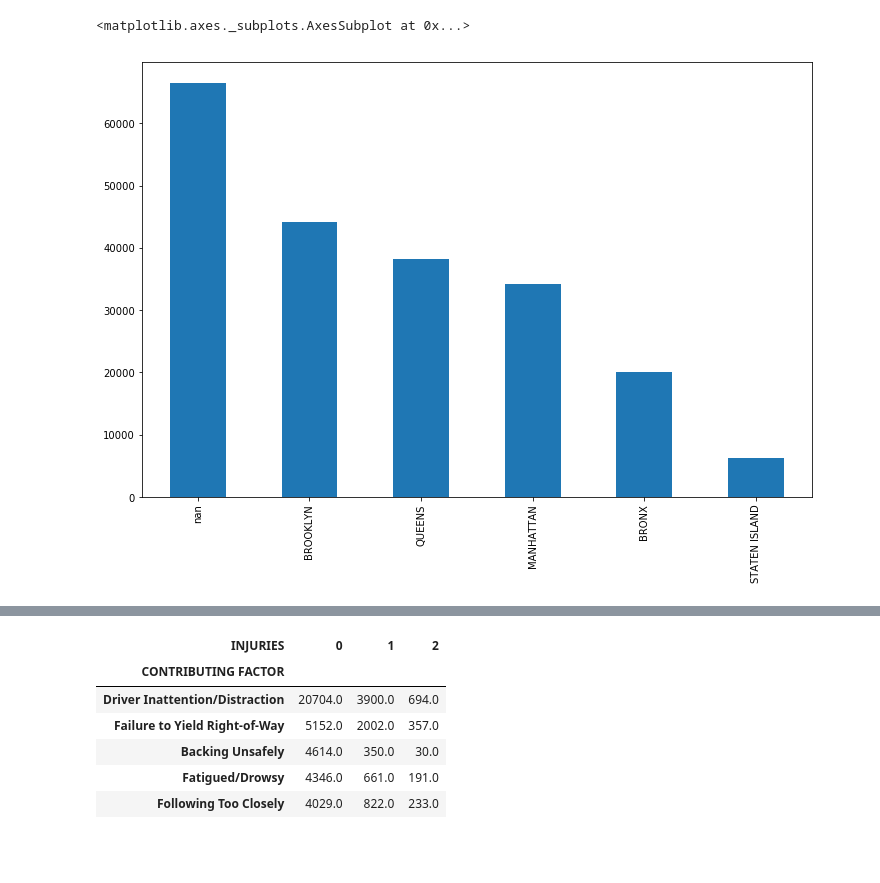
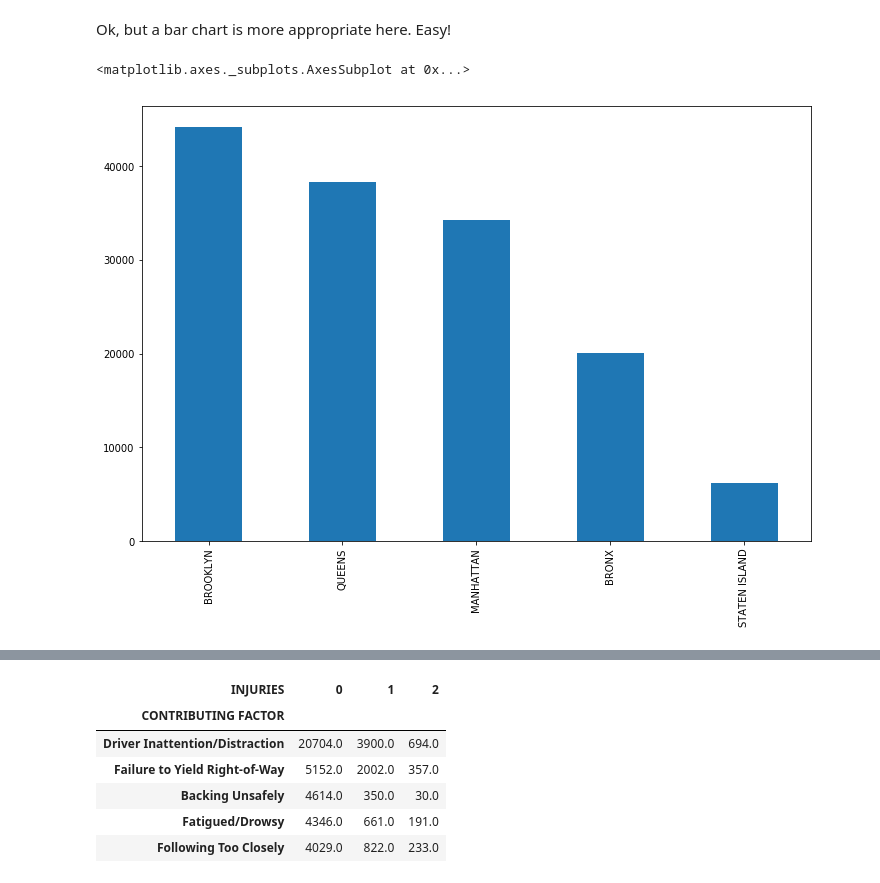
Before and after one commit to ResidentMario/plotting-tools, a Jupyter notebook: notebooks/01-pandas.ipynb, the cells around one changed output, grey strips where cells are left out. Cells and saved outputs as stored; diff of their text form; code cells hidden in the pictures; blank space fills up the shorter version.

```diff
--- a/notebooks/01-pandas.ipynb
+++ b/notebooks/01-pandas.ipynb
@@ -18,4 +24,4 @@ What's the easiest tool to use? `pandas`. You've already got it!
 # %%
-df = collisions['BOROUGH'].value_counts(dropna=False)
-df
+srs = collisions['BOROUGH'].value_counts()
+srs
 # %% [output]
@@ -29,5 +41,7 @@ Name: BOROUGH, dtype: int64
+# %% [markdown]
+Ok, but a bar chart is more appropriate here. Easy!
 # %%
-df.plot.bar(figsize=(12, 8))
+srs.plot.bar(figsize=(12, 8))
 # %% [output]
 <matplotlib.axes._subplots.AxesSubplot at 0x...>
-[figure, old version]
+[figure, new version]
```
Also changed, not shown: parts of 25 cells of this notebook, 4 other files.
